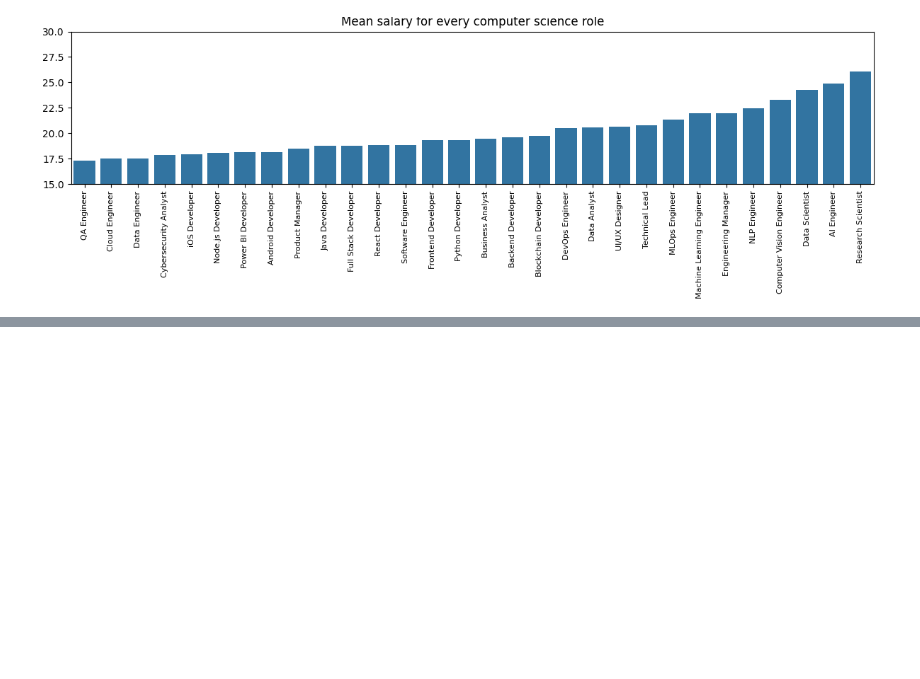
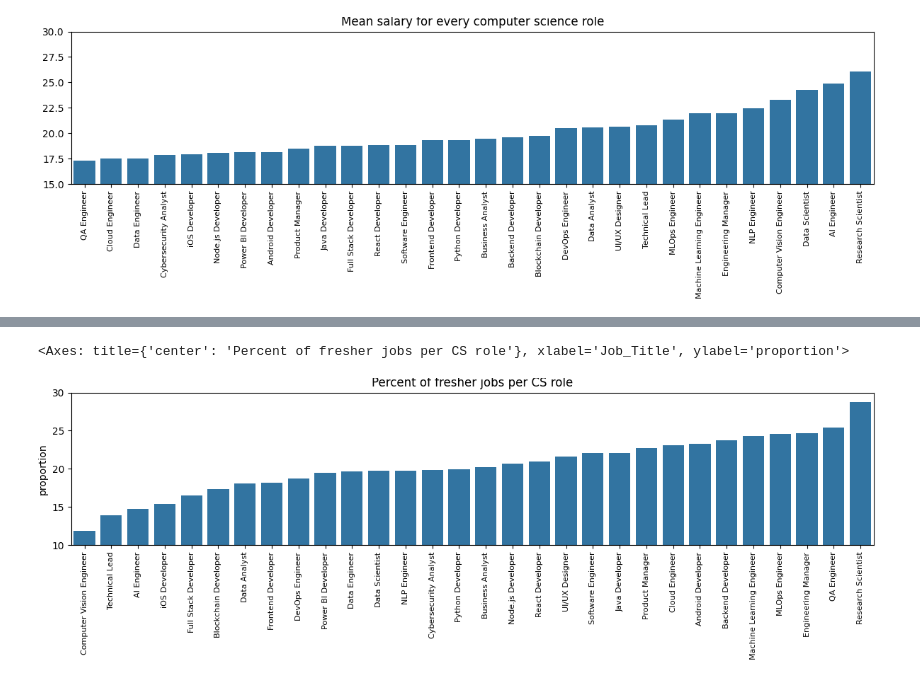
Before and after one commit to wintersky44/learning-pandas, a Jupyter notebook: notebooks/job_market.ipynb, the cells around one changed output, grey strips where cells are left out. Saved outputs shown, nothing was run; the diff lists cells and outputs as text; code cells hidden in the pictures; blank space fills up the shorter version.

```diff
--- a/notebooks/job_market.ipynb
+++ b/notebooks/job_market.ipynb
@@ -19,0 +28,4 @@ dataset = dataset.sort_values()
+# %%
+dataset3 = df.groupby('Job_Title').Experience_Level.value_counts(normalize=True)*100
+result = dataset3.loc[(slice(None), "Fresher (0-1 yr)")]
+result = result.sort_values()
@@ -33,0 +77,12 @@ sns.barplot(data = dataset)
+# %%
+plt.figure(figsize=(12, 4))
+plt.xticks(rotation=90, fontsize=8)
+plt.tight_layout()
+plt.title("Percent of fresher jobs per CS role")
+plt.ylim(10, 30)
+#plt.ylabel()
+plt.subplots_adjust(bottom=0.41)
+sns.barplot(data = result)
+# %% [output]
+<Axes: title={'center': 'Percent of fresher jobs per CS role'}, xlabel='Job_Title', ylabel='proportion'>
+[figure, added]
```
Also changed, not shown: parts of 3 cells of this notebook, 2 other files.
